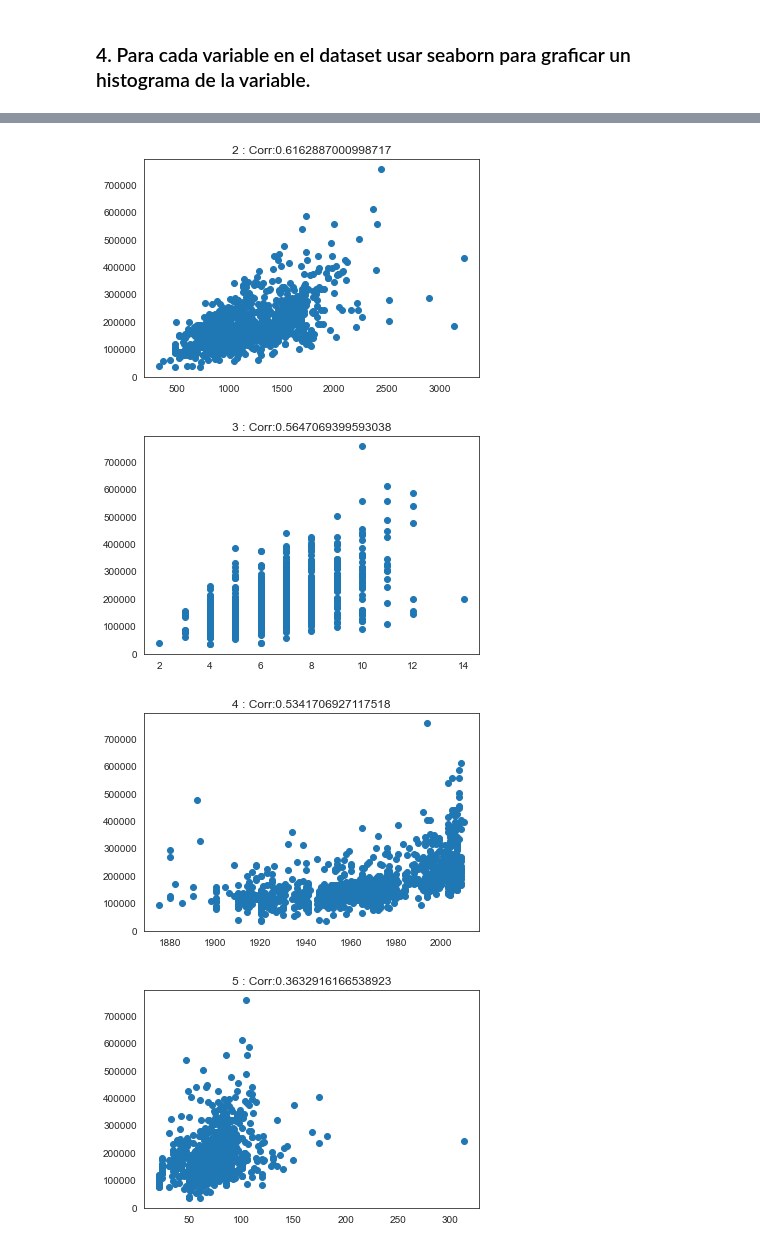
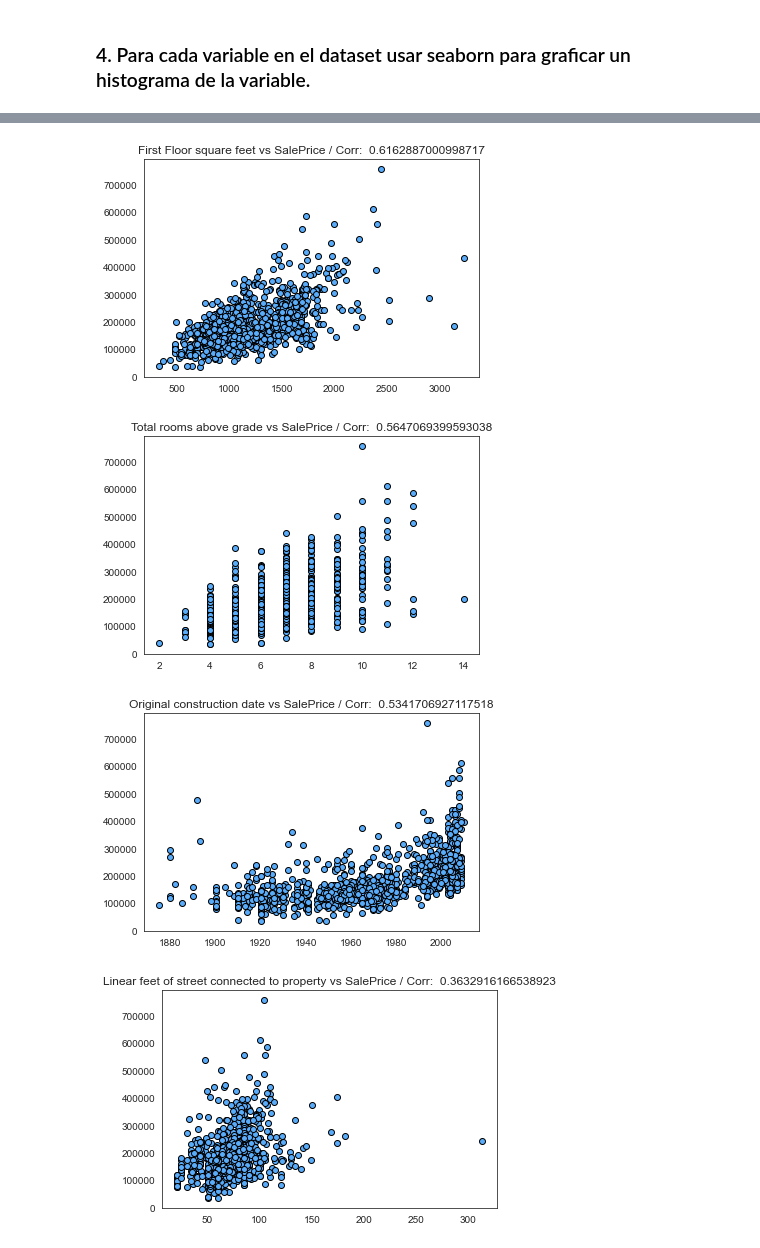
Before and after one commit to eesquivel5/PythonDC, a Jupyter notebook: ProyectoFinal.ipynb, the cells around one changed output, grey strips where cells are left out. Drawn from its saved outputs; the diff is of its cells as text; code cells hidden in the pictures.

```diff
--- a/ProyectoFinal.ipynb
+++ b/ProyectoFinal.ipynb
@@ -67,0 +33,6 @@ Set_Pruebas
+# %%
+Set_Entrenamiento = df.iloc[:Porcentaje]
+Set_Entrenamiento.set_axis(['SalePrice', 'OverallQual', 'First Floor square feet','Total rooms above grade',
+                            'Original construction date', 'Linear feet of street connected to property'],
+                    axis='columns', inplace=True)
+Set_Entrenamiento
@@ -108,7 +113,7 @@ Set_Entrenamiento.describe()
 ### 4. Para cada variable en el dataset usar seaborn para graficar un histograma de la variable.
 # %%
 for i in Set_Entrenamiento.columns.values:
-    sns.displot(Set_Entrenamiento[i])
+    ax = sns.displot(Set_Entrenamiento[i], edgecolor='k', color="#58ACFA")
     plt.xlabel(i)
     plt.ylabel('Conteo')
     plt.show()
@@ -126,10 +131,11 @@ for i in Set_Entrenamiento.columns.values:
    * Colocar el coeficiente de correlación y colocarlo como parte del título  de la gráfica.
    * Basado en la gráfica y el coeficiente de correlación de cada par x,y elegir las 2 variables con más potencial predictivo es decir las 2 variables que presentan mayor correlación entre dicha variable y la variable dependiente.
 # %%
+Correlaciones = []
 for i in Set_Entrenamiento.columns.values:
-    Correlacion = (pd.DataFrame(Set_Entrenamiento[[i,0]]).corr().iloc[0,1])
+    Correlacion = (pd.DataFrame(Set_Entrenamiento[[i,'SalePrice']]).corr().iloc[0,1])
     Correlaciones.append(Correlacion)
-    plt.scatter(Set_Entrenamiento[i], Set_Entrenamiento[0])
-    plt.title(str(i)+ ' : Corr:'+str((Correlacion)))
+    plt.scatter(Set_Entrenamiento[i], Set_Entrenamiento['SalePrice'], edgecolor='k', color="#58ACFA")
+    plt.title(str(i)+' vs ' + str('SalePrice') + ' / Corr:  '+str((Correlacion)))
     plt.show()
 # %% [output]
@@ -138,7 +144,7 @@ for i in Set_Entrenamiento.columns.values:
-[figure, old version]
+[figure, new version]
-[figure, old version]
+[figure, new version]
-[figure, old version]
+[figure, new version]
-[figure, old version]
+[figure, new version]
 # %%
 sns.pairplot(Set_Entrenamiento)
 # %% [output]
```
Also changed, not shown: parts of 23 cells of this notebook.
